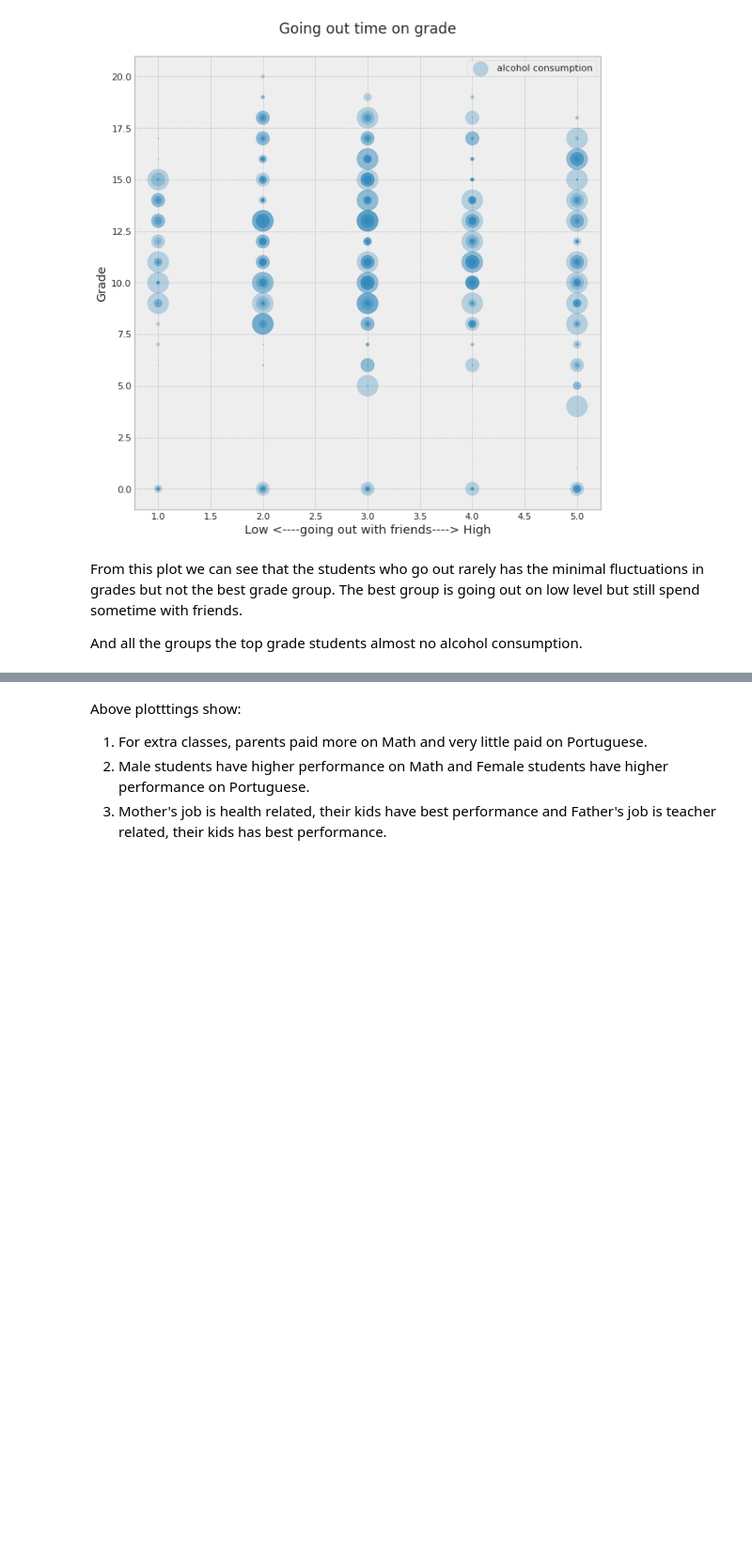
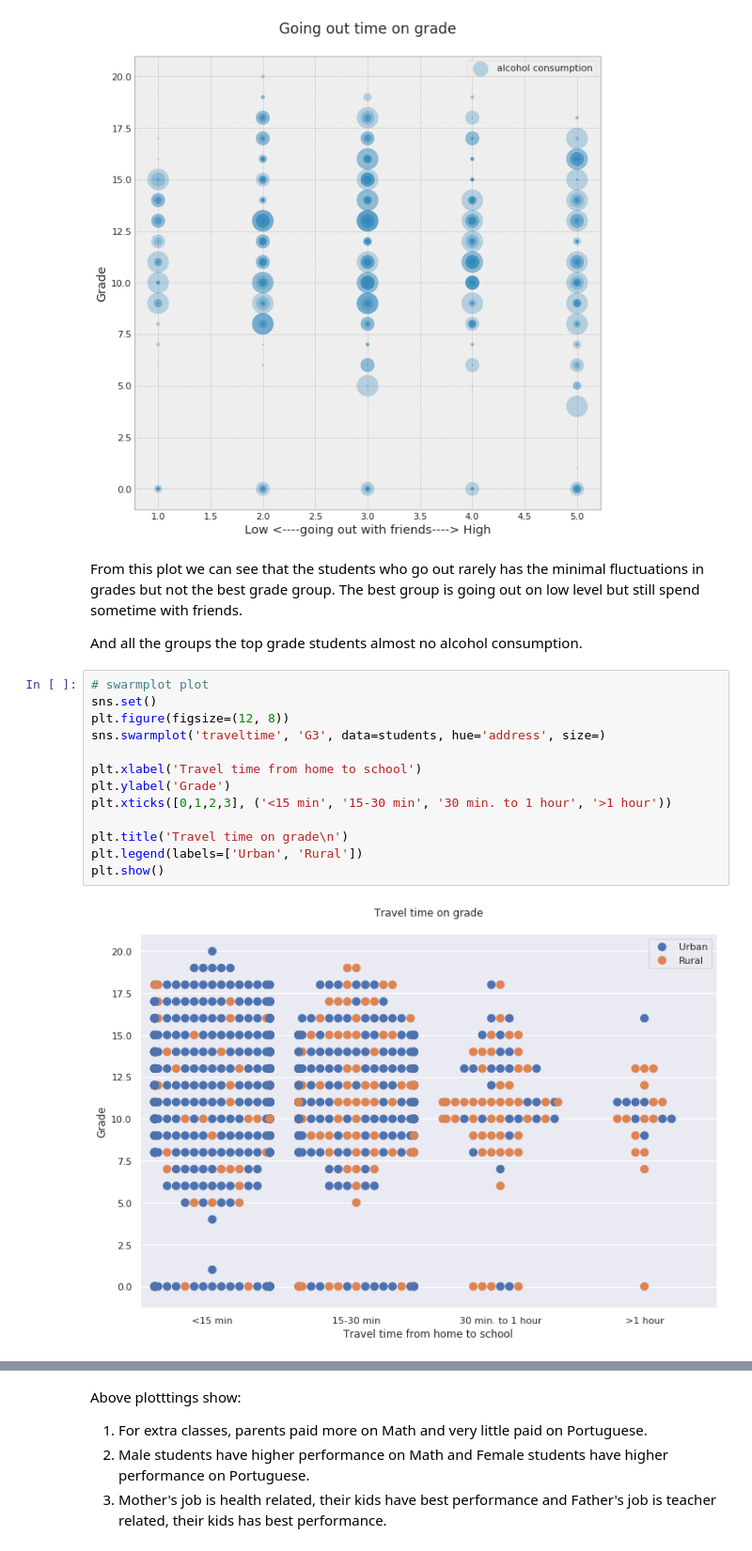
Before and after one commit to mtl-lan/1160_TeamProject, a Jupyter notebook: TeamProject_student_performance.ipynb, the cells around one changed output, grey strips where cells are left out. Shown at 94% size. Saved outputs shown, nothing was run; the diff lists cells and outputs as text; blank space fills up the shorter version.

```diff
--- a/TeamProject_student_performance.ipynb
+++ b/TeamProject_student_performance.ipynb
@@ -281,3 +281,18 @@ plt.show()
 From this plot we can see that the students who go out rarely has the minimal fluctuations in grades but not the best grade group. The best group is going out on low level but still spend sometime with friends.
 
 And all the groups the top grade students almost no alcohol consumption.
+# %%
+# swarmplot plot
+sns.set()
+plt.figure(figsize=(12, 8))
+sns.swarmplot('traveltime', 'G3', data=students, hue='address', size=)
+
+plt.xlabel('Travel time from home to school')
+plt.ylabel('Grade')
+plt.xticks([0,1,2,3], ('<15 min', '15-30 min', '30 min. to 1 hour', '>1 hour'))
+
+plt.title('Travel time on grade\n')
+plt.legend(labels=['Urban', 'Rural'])
+plt.show()
+# %% [output]
+[figure, added]
```
Also changed, not shown: parts of 4 cells of this notebook.
